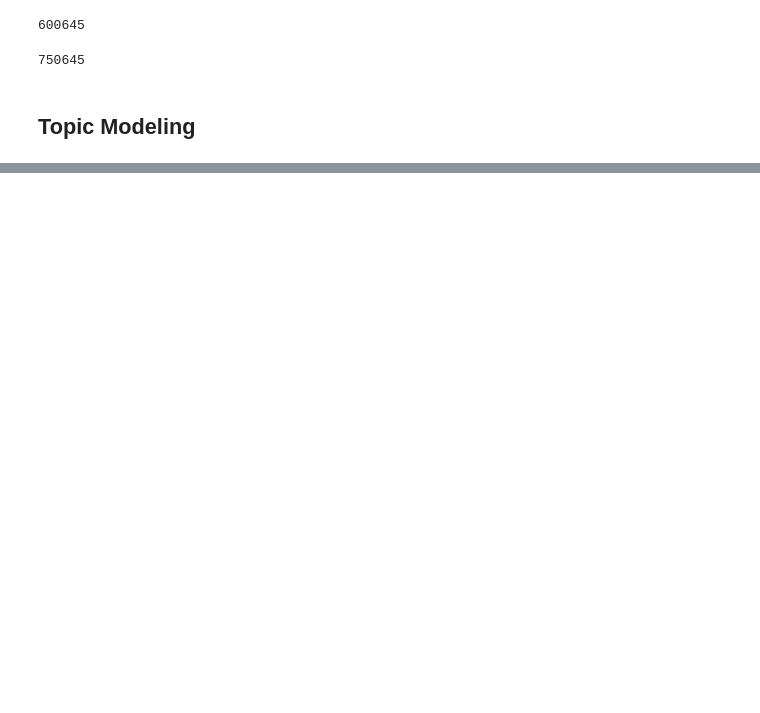
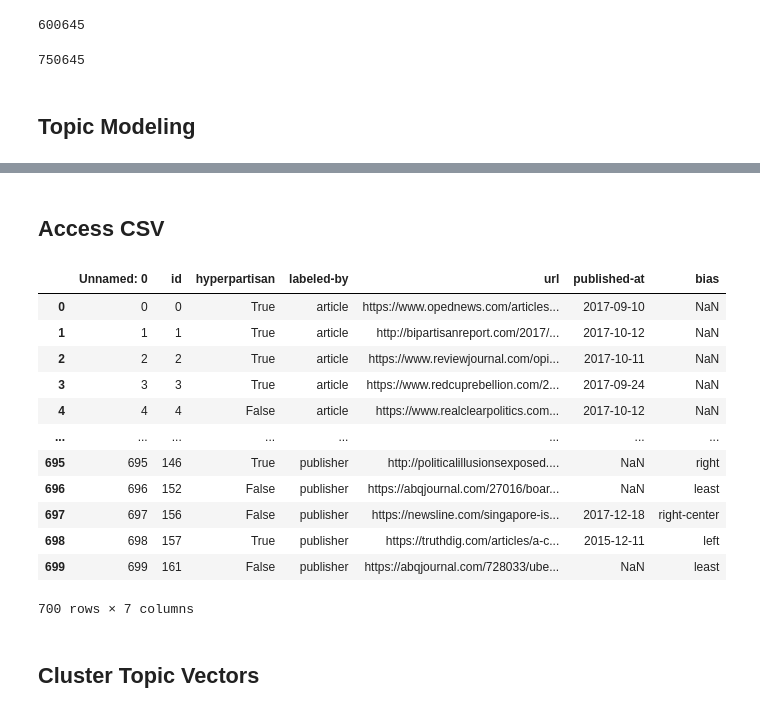
Before and after one commit to f-wright/hyperpartisan-articles-nlp, a Jupyter notebook: TopicModeling.ipynb, the cells around one changed output, grey strips where cells are left out. Saved outputs shown, nothing was run; the diff lists cells and outputs as text; code cells hidden in the pictures; blank space fills up the shorter version.

```diff
--- a/TopicModeling.ipynb
+++ b/TopicModeling.ipynb
@@ -148 +155,23 @@ mdl.summary()
 |
+# %% [markdown]
+## Access CSV
+# %%
+df_articles = pd.read_csv("data/analysis_df.csv")
+
+df_articles.head(700)
+# %% [output]
+|  | Unnamed: 0 | id | hyperpartisan | labeled-by | url | published-at | bias |
+| 0 | 0 | 0 | True | article | https://www.opednews.com/articles... | 2017-09-10 | NaN |
+| 1 | 1 | 1 | True | article | http://bipartisanreport.com/2017/... | 2017-10-12 | NaN |
+| 2 | 2 | 2 | True | article | https://www.reviewjournal.com/opi... | 2017-10-11 | NaN |
+| 3 | 3 | 3 | True | article | https://www.redcuprebellion.com/2... | 2017-09-24 | NaN |
+| 4 | 4 | 4 | False | article | https://www.realclearpolitics.com... | 2017-10-12 | NaN |
+| ... | ... | ... | ... | ... | ... | ... | ... |
+| 695 | 695 | 146 | True | publisher | http://politicalillusionsexposed.... | NaN | right |
+| 696 | 696 | 152 | False | publisher | https://abqjournal.com/27016/boar... | NaN | least |
+| 697 | 697 | 156 | False | publisher | https://newsline.com/singapore-is... | 2017-12-18 | right-center |
+| 698 | 698 | 157 | True | publisher | https://truthdig.com/articles/a-c... | 2015-12-11 | left |
+| 699 | 699 | 161 | False | publisher | https://abqjournal.com/728033/ube... | NaN | least |
+700 rows × 7 columns
+# %% [markdown]
+## Cluster Topic Vectors
```
Also changed, not shown: parts of 26 cells of this notebook.
